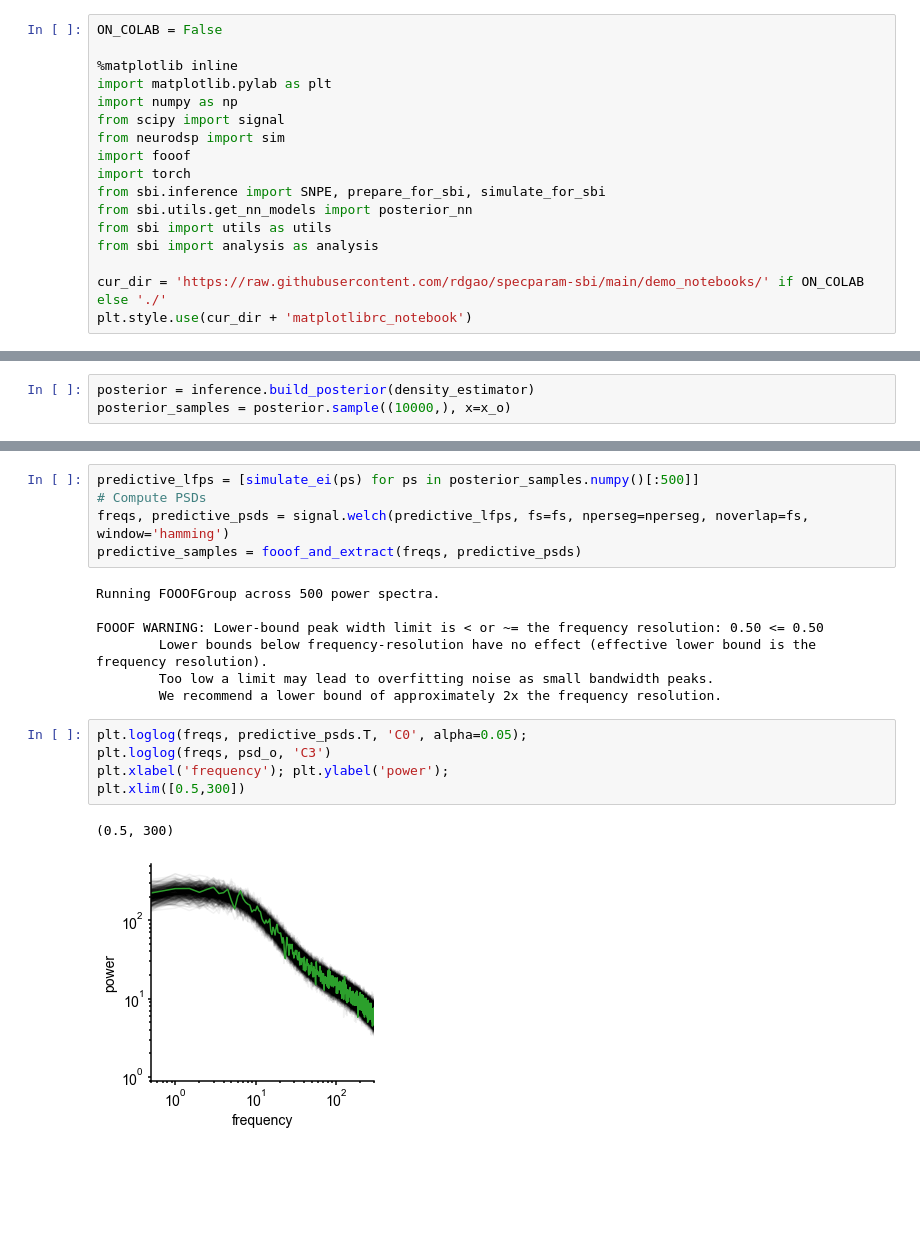
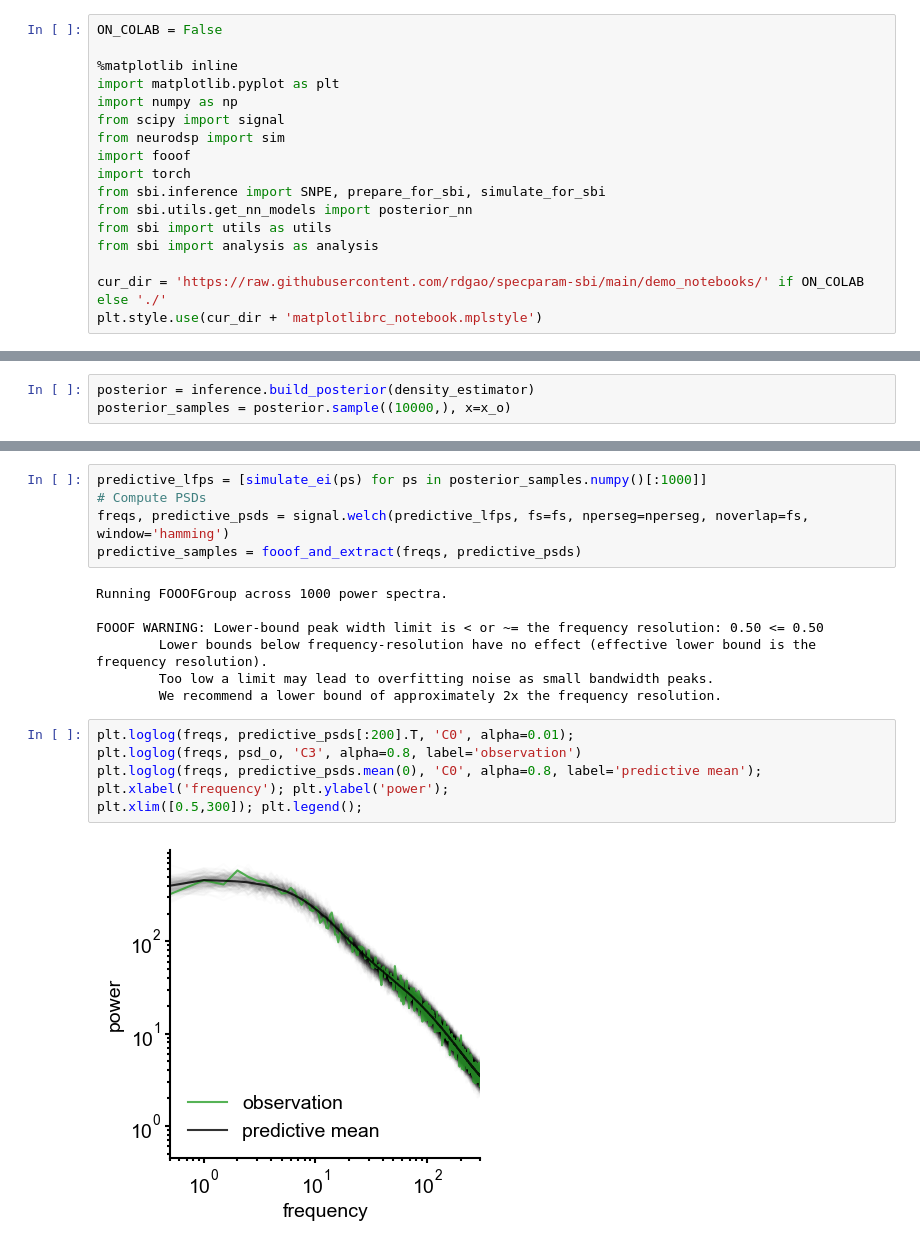
Before and after one commit to rdgao/specparam-sbi, a Jupyter notebook: demo_notebooks/4-EI_tau_inference.ipynb, the cells around one changed output, grey strips where cells are left out. Cells and saved outputs as stored; diff of their text form; blank space fills up the shorter version.

```diff
--- a/demo_notebooks/4-EI_tau_inference.ipynb
+++ b/demo_notebooks/4-EI_tau_inference.ipynb
@@ -9,7 +16,7 @@ Putting everything together!
 ON_COLAB = False
 
 %matplotlib inline
-import matplotlib.pylab as plt
+import matplotlib.pyplot as plt
 import numpy as np
 from scipy import signal
 from neurodsp import sim
@@ -21,6 +28,6 @@ from sbi import utils as utils
 from sbi import analysis as analysis
 
 cur_dir = 'https://raw.githubusercontent.com/rdgao/specparam-sbi/main/demo_notebooks/' if ON_COLAB else './'
-plt.style.use(cur_dir + 'matplotlibrc_notebook')
+plt.style.use(cur_dir + 'matplotlibrc_notebook.mplstyle')
 # %% [markdown]
 ### Setting some constants.
@@ -173,20 +189,20 @@ _ = analysis.pairplot(
 # %%
-predictive_lfps = [simulate_ei(ps) for ps in posterior_samples.numpy()[:500]]
+predictive_lfps = [simulate_ei(ps) for ps in posterior_samples.numpy()[:1000]]
 # Compute PSDs
 freqs, predictive_psds = signal.welch(predictive_lfps, fs=fs, nperseg=nperseg, noverlap=fs, window='hamming')
 predictive_samples = fooof_and_extract(freqs, predictive_psds)
 # %% [output]
-Running FOOOFGroup across 500 power spectra.
+Running FOOOFGroup across 1000 power spectra.
 
 FOOOF WARNING: Lower-bound peak width limit is < or ~= the frequency resolution: 0.50 <= 0.50
         Lower bounds below frequency-resolution have no effect (effective lower bound is the frequency resolution).
         Too low a limit may lead to overfitting noise as small bandwidth peaks.
         We recommend a lower bound of approximately 2x the frequency resolution.
 # %%
-plt.loglog(freqs, predictive_psds.T, 'C0', alpha=0.05);
-plt.loglog(freqs, psd_o, 'C3')
+plt.loglog(freqs, predictive_psds[:200].T, 'C0', alpha=0.01);
+plt.loglog(freqs, psd_o, 'C3', alpha=0.8, label='observation')
+plt.loglog(freqs, predictive_psds.mean(0), 'C0', alpha=0.8, label='predictive mean');
 plt.xlabel('frequency'); plt.ylabel('power');
-plt.xlim([0.5,300])
+plt.xlim([0.5,300]); plt.legend();
 # %% [output]
-(0.5, 300)
-[figure, old version]
+[figure, new version]
```
Also changed, not shown: parts of 18 cells of this notebook, 3 other files.
